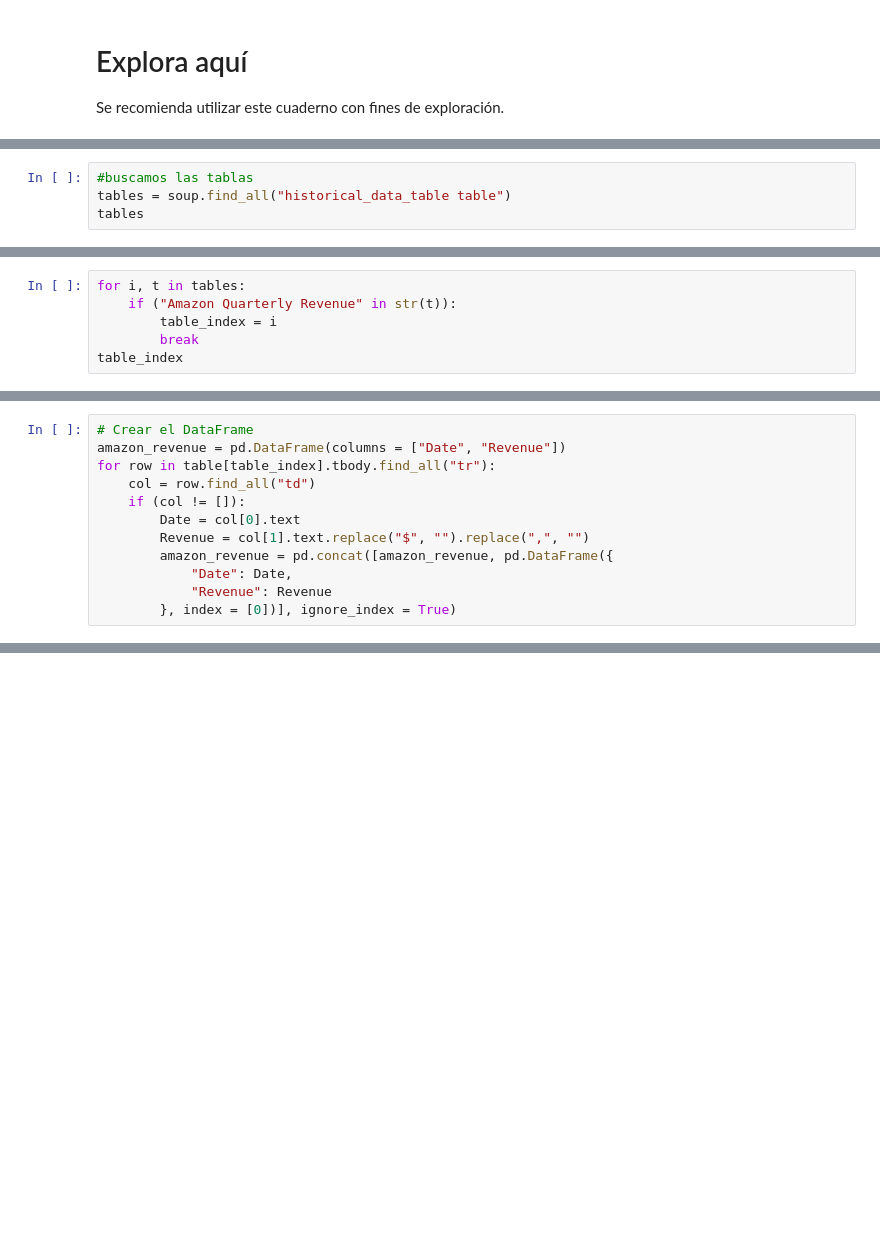
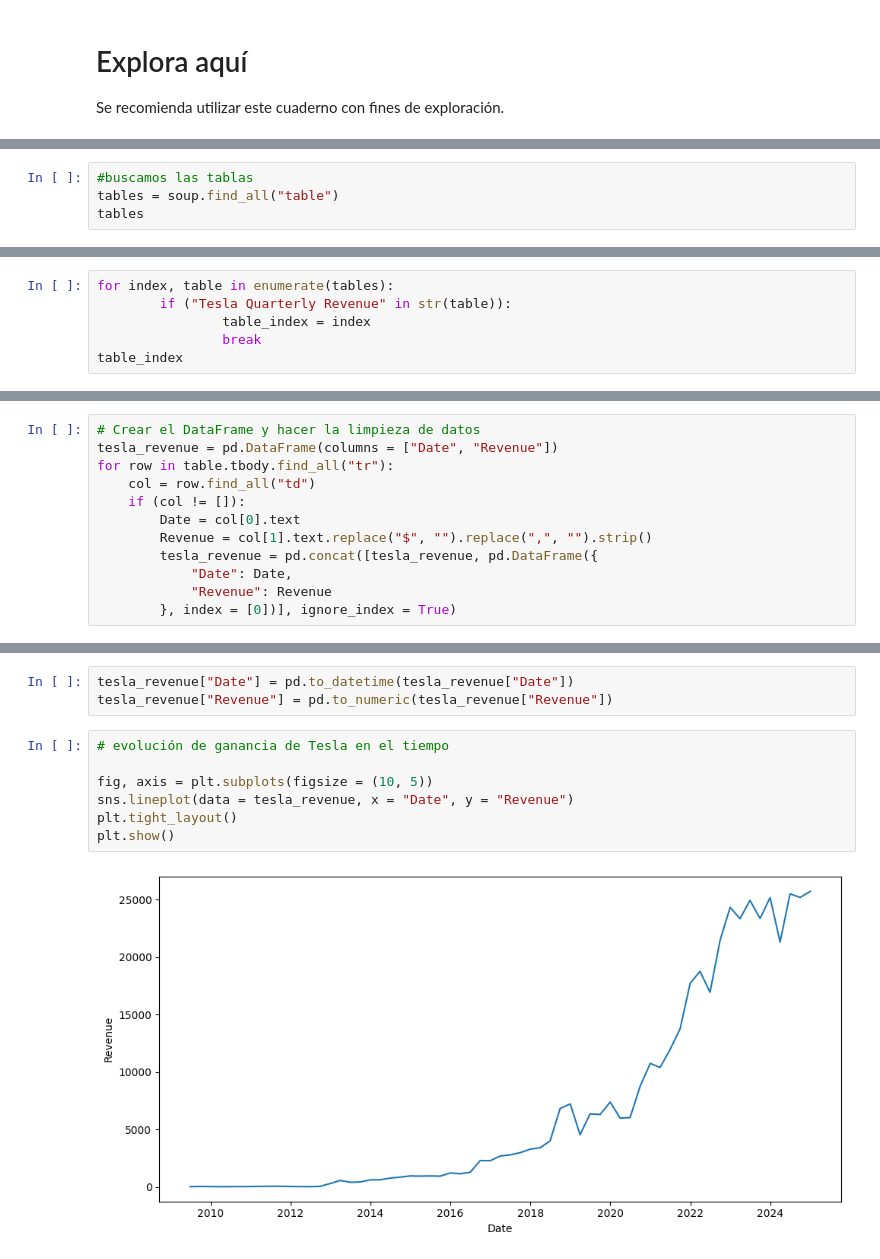
Before and after one commit to IngDiegoMacias/web-scraping-project-tutorial, a Jupyter notebook: src/explore.es.ipynb, the cells around one changed output, grey strips where cells are left out. Drawn from its saved outputs; the diff is of its cells as text; blank space fills up the shorter version.

```diff
--- a/src/explore.es.ipynb
+++ b/src/explore.es.ipynb
@@ -49,5 +26,5 @@ soup
 # %%
 #buscamos las tablas
-tables = soup.find_all("historical_data_table table")
+tables = soup.find_all("table")
 tables
 # %% [output]
@@ -55,7 +48,7 @@ tables
 # %%
-for i, t in tables:
-    if ("Amazon Quarterly Revenue" in str(t)):
-        table_index = i
-        break
+for index, table in enumerate(tables):
+        if ("Tesla Quarterly Revenue" in str(table)):
+                table_index = index
+                break
 table_index
 # %% [output]
@@ -63,12 +60,12 @@ NameError: name 'table_index' is not defined
 # %%
-# Crear el DataFrame
-amazon_revenue = pd.DataFrame(columns = ["Date", "Revenue"])
-for row in table[table_index].tbody.find_all("tr"):
+# Crear el DataFrame y hacer la limpieza de datos
+tesla_revenue = pd.DataFrame(columns = ["Date", "Revenue"])
+for row in table.tbody.find_all("tr"):
     col = row.find_all("td")
     if (col != []):
         Date = col[0].text
-        Revenue = col[1].text.replace("$", "").replace(",", "")
-        amazon_revenue = pd.concat([amazon_revenue, pd.DataFrame({
+        Revenue = col[1].text.replace("$", "").replace(",", "").strip()
+        tesla_revenue = pd.concat([tesla_revenue, pd.DataFrame({
             "Date": Date,
             "Revenue": Revenue
         }, index = [0])], ignore_index = True)
@@ -76,0 +129,12 @@ NameError: name 'table' is not defined
+# %%
+tesla_revenue["Date"] = pd.to_datetime(tesla_revenue["Date"])
+tesla_revenue["Revenue"] = pd.to_numeric(tesla_revenue["Revenue"])
+# %%
+# evolución de ganancia de Tesla en el tiempo
+
+fig, axis = plt.subplots(figsize = (10, 5))
+sns.lineplot(data = tesla_revenue, x = "Date", y = "Revenue")
+plt.tight_layout()
+plt.show()
+# %% [output]
+[figure, added]
```
Also changed, not shown: parts of 15 cells of this notebook, 2 other files.
